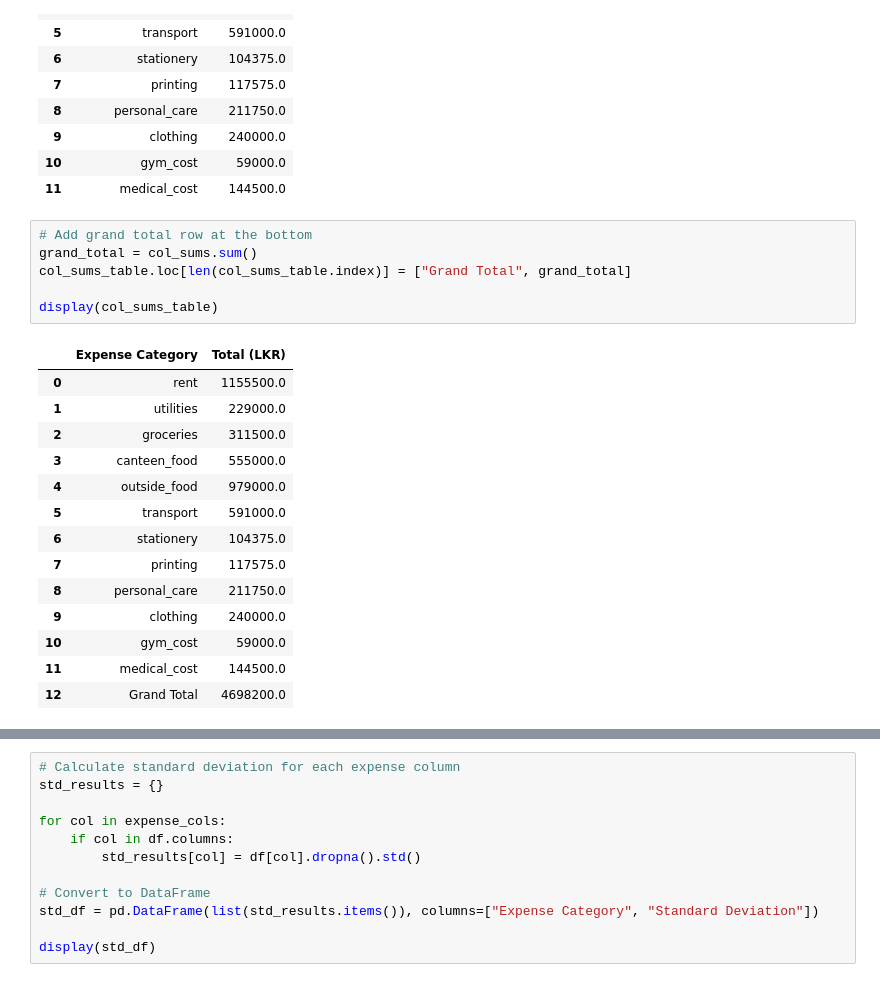
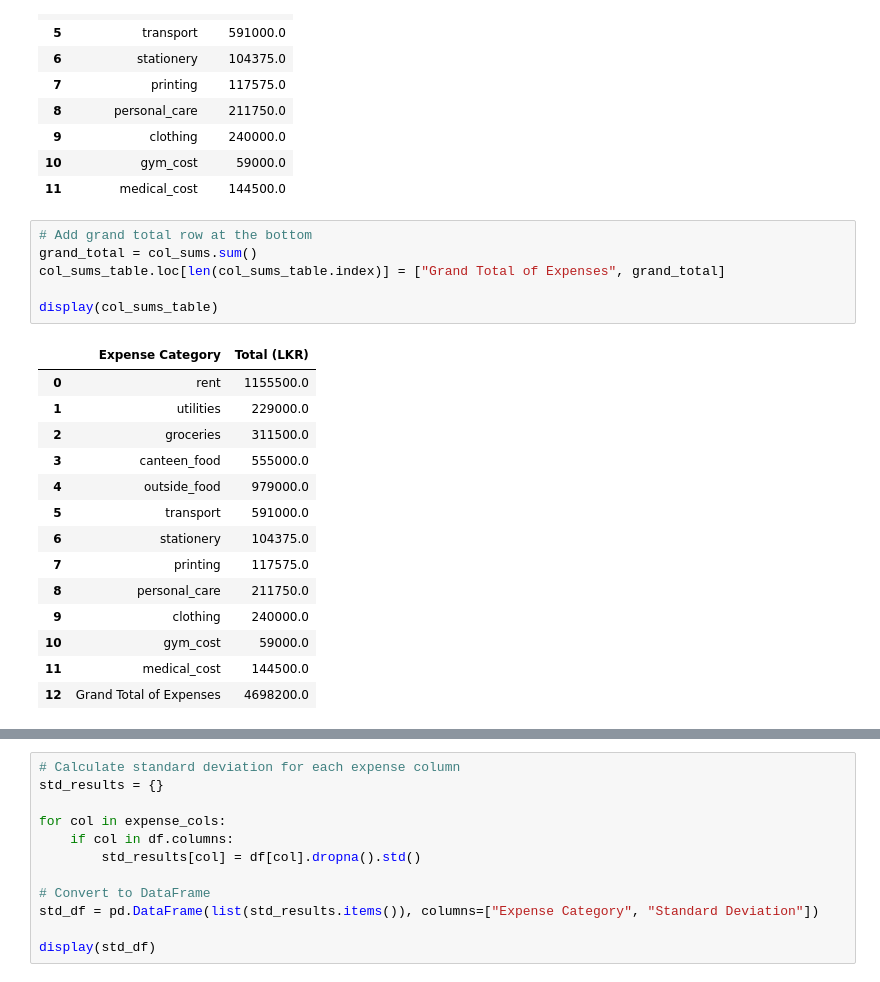
Before and after one commit to Pasindu115530/Static-Project, a Jupyter notebook: test.ipynb, the cells around one changed output, grey strips where cells are left out. Drawn from its saved outputs; the diff is of its cells as text.

```diff
--- a/test.ipynb
+++ b/test.ipynb
@@ -308,24 +308,24 @@ display(col_sums_table)
 # %%
 # Add grand total row at the bottom
 grand_total = col_sums.sum()
-col_sums_table.loc[len(col_sums_table.index)] = ["Grand Total", grand_total]
+col_sums_table.loc[len(col_sums_table.index)] = ["Grand Total of Expenses", grand_total]
 
 display(col_sums_table)
 # %% [output]
 |  | Expense Category | Total (LKR) |
 | 0 | rent | 1155500.0 |
 | 1 | utilities | 229000.0 |
 | 2 | groceries | 311500.0 |
 | 3 | canteen_food | 555000.0 |
 | 4 | outside_food | 979000.0 |
 | 5 | transport | 591000.0 |
 | 6 | stationery | 104375.0 |
 | 7 | printing | 117575.0 |
 | 8 | personal_care | 211750.0 |
 | 9 | clothing | 240000.0 |
 | 10 | gym_cost | 59000.0 |
 | 11 | medical_cost | 144500.0 |
-| 12 | Grand Total | 4698200.0 |
+| 12 | Grand Total of Expenses | 4698200.0 |
 # %%
 import pandas as pd
 
```
Also changed, not shown: parts of 3 cells of this notebook.
